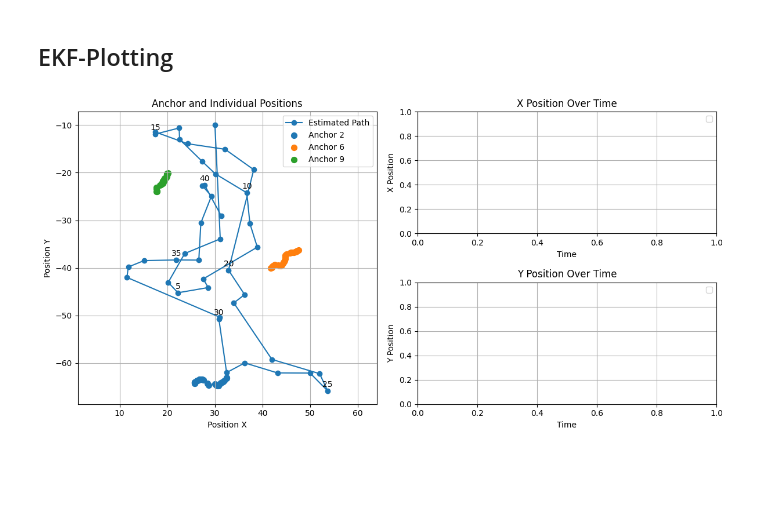
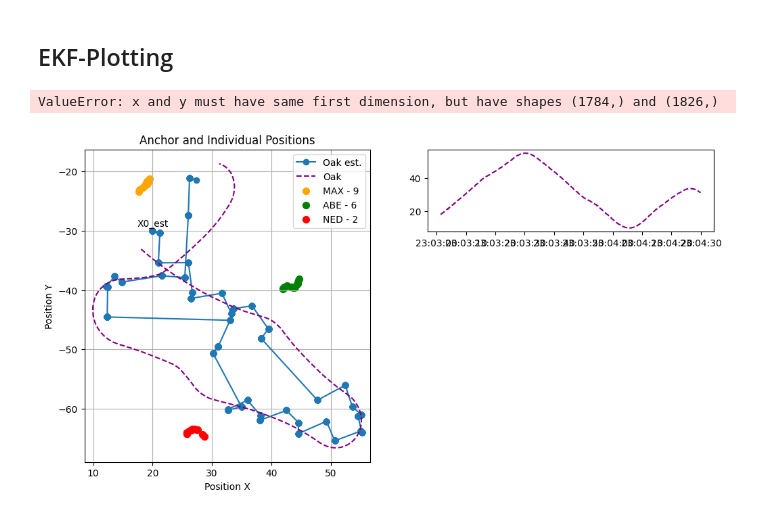
Before and after one commit to DanielDuecker/moos-ivp-ahoi, a Jupyter notebook: missions/ahoi_multi_agent_base/analysis_ahoi.ipynb, the cells around one changed output. Saved outputs shown, nothing was run; the diff lists cells and outputs as text; code cells hidden in the pictures; blank space fills up the shorter version.

```diff
--- a/missions/ahoi_multi_agent_base/analysis_ahoi.ipynb
+++ b/missions/ahoi_multi_agent_base/analysis_ahoi.ipynb
@@ -352,12 +374,23 @@ plt.show()
 import ahoi_ekf_base
 
 # Initializing EKF parameters
+
 auv_dim_state = 3
 ahoi_dim_meas = 1
-x0_est = np.array([30, -10, 1])
-p_mat_est = np.diag([15, 15, 0.0])
+#EKF state: [x, y, z, roll, pitch, yaw, dx, dy, dz] #droll, dpitch, dyaw]
+x0_est = np.array([20, -30, 1,
+                   0,0,0,
+                   0,0,0])
 
-process_noise_mat = np.diag([3, 3, 0.0])
-meas_noise_val = 1
+p_mat_est = np.diag([15, 15, 0.0,
+                     0.5,0.5,0.5,
+                     0.5,0.5,0])
+
+dt_sec = 0.05
+process_noise_mat = np.diag([2, 2, 0.0,
+                             0.2,0.2,0,
+                             0.1])#*dt_sec
+meas_noise_ahoi = 50
+meas_noise_yaw = 1
 # %% [markdown]
 ### EKF-Run
@@ -440,59 +696,82 @@ gs = gridspec.GridSpec(1, 2, width_ratios=[1, 1])
 ax0 = plt.subplot(gs[0])
 
 # Plot the estimated path
-ax0.plot(x_est_array[:, 0], x_est_array[:, 1], label='Estimated Path', marker='o', linestyle='-')
+ax0.plot(x_est_array[:, 0], x_est_array[:, 1], label='Oak est.', marker='o', linestyle='-')
 
 # Annotate the estimated path with sequence numbers for every 5th sequence
 n_label = 5
-for idx, (x, y) in enumerate(zip(x_est_array[:, 0], x_est_array[:, 1])):
-    if sequence_numbers[idx] % n_label == 0:
-        ax0.annotate(str(sequence_numbers[idx]), (x, y), textcoords="offset points", xytext=(0, 5), ha='center')
+#for idx, (x, y) in enumerate(zip(x_est_array[:, 0], x_est_array[:, 1])):
+    #if sequence_numbers[idx] % n_label == 0:
+    #    ax0.annotate(str(sequence_numbers[idx]), (x, y), textcoords="offset points", xytext=(0, 5), ha='center')
+ax0.annotate('X0_est', (x0_est[0], x0_est[1]), textcoords="offset points", xytext=(0, 5), ha='center')
 
 if use_moos_logs:
-    ax0.plot(filtered_df_mdm_oak['X'], filtered_df_mdm_oak['Y'], color='red', linestyle='-', label='Oak')
+    oak_cropped = df_mdm_mobile[(df_mdm_mobile['time'] >= start_time_utc) & (df_mdm_mobile['time'] <= end_time_utc)]
+    ax0.plot(oak_cropped['X'], oak_cropped['Y'], color='purple', linestyle='--', label='Oak')
 
 
 # Plot the anchor positions in x, y
 for anchor_id in pos_ack_data['anchor_id'].unique():
     anchor_pos = pos_ack_data[pos_ack_data['anchor_id'] == anchor_id]
-    ax0.scatter(anchor_pos['pos_x'], anchor_pos['pos_y'], label=f'Anchor {anchor_id}', s=50)
+    ax0.scatter(anchor_pos['pos_x'], anchor_pos['pos_y'], label=f'{anchor_labels[anchor_id]}', s=50, color=anchor_colors[anchor_id])
 
 ax0.set_xlabel('Position X')
 ax0.set_ylabel('Position Y')
 ax0.set_title('Anchor and Individual Positions')
 ax0.legend()
 ax0.axis('equal')
 ax0.grid(True)
 
 # Create subplots for Abe's X and Y over time stacked on the right
-gs_right = gridspec.GridSpecFromSubplotSpec(2, 1, subplot_spec=gs[1], hspace=0.4)
+gs_right = gridspec.GridSpecFromSubplotSpec(3, 1, subplot_spec=gs[1], hspace=0.4)
 
 
 anchor_df = pos_ack_data[pos_ack_data['anchor_id'] == 6][['timestamp', 'pos_x', 'pos_y']]
 
-# Plot Abe's X position over time in the first subplot on the right
+
 ax1 = plt.subplot(gs_right[0])
 if use_moos_logs:
-    ax1.plot(filtered_df_mdm_oak['TIME'], filtered_df_mdm_oak['X'], linestyle='--',  color='green', label='Oak X')
-#ax1.scatter(anchor_df['timestamp'], anchor_df['pos_x'], marker='^',label='Received via ahoi')
+    ax1.plot(oak_cropped['time'], oak_cropped['X'], linestyle='--',  color='purple', label='Oak X')
+ax1.plot(time_steps_array, x_est_array[:,0], marker='^',label='Received via ahoi')
 ax1.set_xlabel('Time')
 ax1.set_ylabel('X Position')
 ax1.set_title("X Position Over Time")
 ax1.legend()
 ax1.grid(True)
 
 # Plot Abe's Y position over time in the second subplot on the right
 ax2 = plt.subplot(gs_right[1])
 if use_moos_logs:
-    ax2.plot(filtered_df_mdm_oak['TIME'], filtered_df_mdm_oak['Y'], linestyle='--',  color='green', label='Oak Y')
-#ax2.scatter(anchor_df['timestamp'], anchor_df['pos_y'], marker='^', label='Received via ahoi')
+    ax2.plot(oak_cropped['time'], oak_cropped['Y'], linestyle='--',  color='purple', label='Oak Y')
+ax2.plot(time_steps_array, x_est_array[:,1], marker='^',label='Received via ahoi')
 ax2.set_xlabel('Time')
 ax2.set_ylabel('Y Position')
 ax2.set_title("Y Position Over Time")
 ax2.legend()
 ax2.grid(True)
 
+ax3 = plt.subplot(gs_right[2])
+
+for anchor_id in tof_ack_data['anchor_id'].unique():
+    anchor_data = tof_ack_data[tof_ack_data['anchor_id'] == anchor_id]
+    ax3.scatter(anchor_data['timestamp'], anchor_data['distance']*scale_for_SoS, label=f'{anchor_labels[anchor_id]}', marker='o', color=anchor_colors[anchor_id])
+
+if use_moos_logs:
+    # NED - 2, ABE - 6, MAX - 9
+    # anchor_colors = {2: 'b', 6: 'g', 9: 'orange'}
+    ax3.plot(distances_combined['time'], distances_combined['Distance_Abe'], color=anchor_colors[6])
+    ax3.plot(distances_combined['time'], distances_combined['Distance_Max'], color=anchor_colors[9])
+    ax3.plot(distances_combined['time'], distances_combined['Distance_Ned'], color=anchor_colors[2])
+
+ax3.set_ylabel('Distance in m')
+
+#ax3.set_title('Distances by Anchor Over Sequence Numbers')
+ax3.legend()
+ax3.grid(True)
+
+
 plt.tight_layout()
 plt.show()
 # %% [output]
+ValueError: x and y must have same first dimension, but have shapes (1784,) and (1826,)
-[figure, old version]
+[figure, new version]
```
Also changed, not shown: parts of 19 cells of this notebook, 16 other files.
